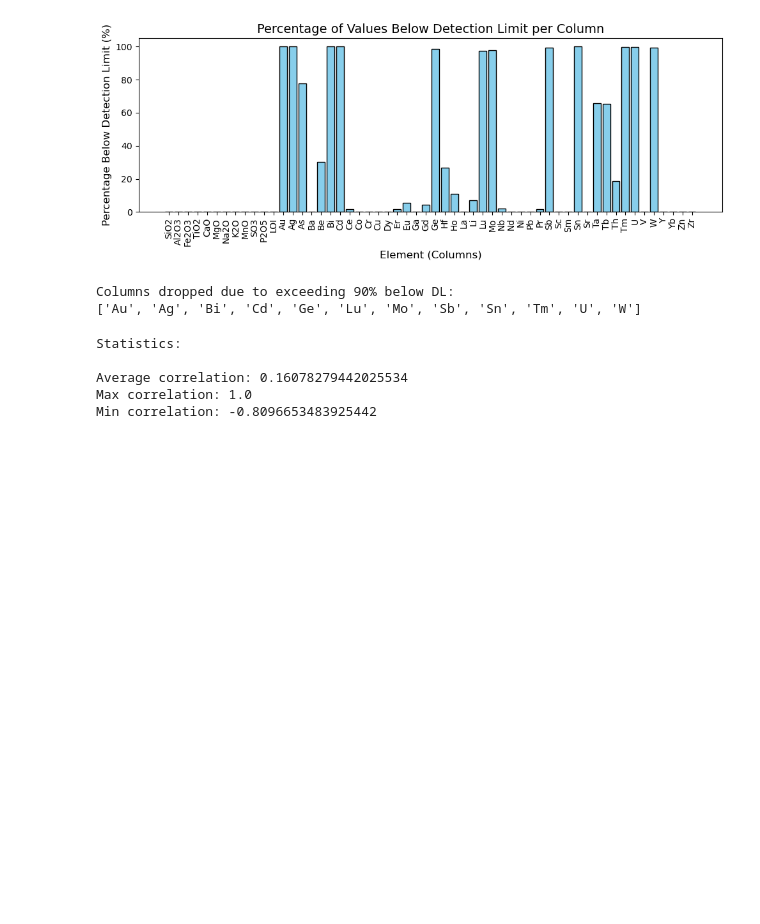
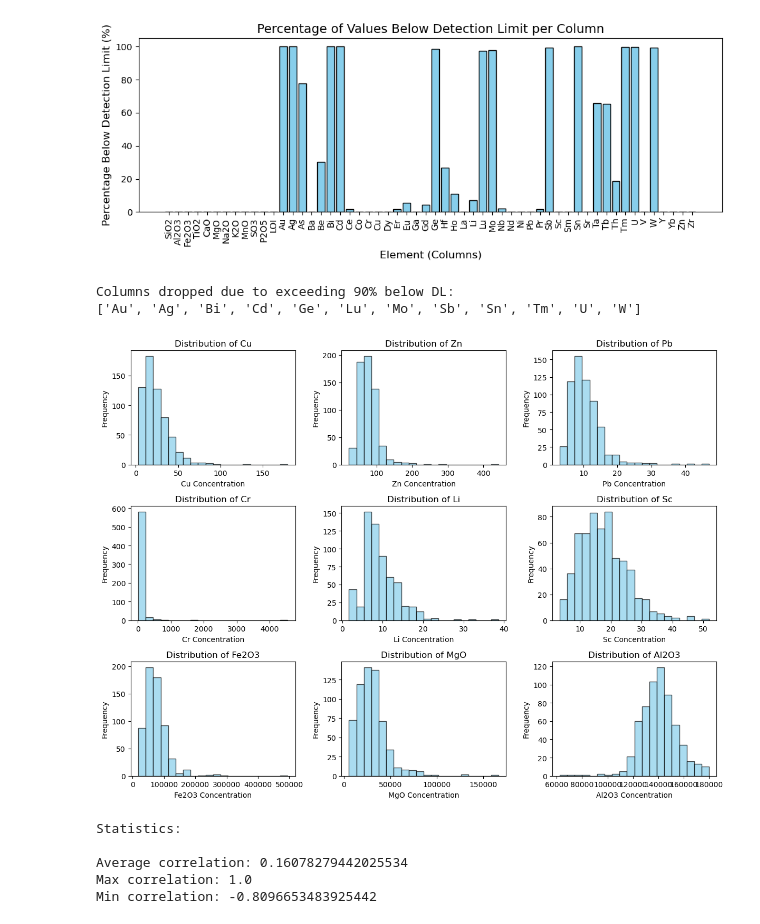
Before and after one commit to tyhowee/personal_code, a Jupyter notebook: data_analysis/saudi_data.ipynb, the cells around one changed output. Cells and saved outputs as stored; diff of their text form; code cells hidden in the pictures; blank space fills up the shorter version.

Commit message:
added histogram plot feature

```diff
--- a/data_analysis/saudi_data.ipynb
+++ b/data_analysis/saudi_data.ipynb
@@ -89,6 +90,37 @@ def calculate_below_detection_percentage(
         below_dl_percentage[col_name] = (below_dl_count / len(df)) * 100
 
     return below_dl_percentage
+
+
+def plot_histograms(df, elements, bins=20):
+    """
+    Plots histograms for selected elements.
+
+    Parameters:
+    - df: DataFrame containing geochemical data.
+    - elements: List of column names corresponding to the elements.
+    - bins: Number of bins for the histograms.
+    """
+    num_elements = len(elements)
+    cols = 3  # Number of columns in the subplot grid
+    rows = math.ceil(num_elements / cols)  # Calculate required rows dynamically
+
+    plt.figure(figsize=(cols * 4, rows * 3))  # Adjust figure size based on grid
+
+    for i, element in enumerate(elements, start=1):
+        plt.subplot(rows, cols, i)  # Adjust grid dynamically
+        if element in df.columns:
+            data = df[element].dropna()  # Remove NaN values
+            plt.hist(data, bins=bins, color="skyblue", edgecolor="black", alpha=0.7)
+            plt.title(f"Distribution of {element}", fontsize=12)
+            plt.xlabel(f"{element} Concentration (ppm)", fontsize=10)
+            plt.ylabel("Frequency", fontsize=10)
+        else:
+            plt.title(f"{element} not found in dataset", fontsize=12)
+            plt.axis("off")  # Hide axes for missing data
+
+    plt.tight_layout()  # Adjust spacing
+    plt.show()
 # %%
 ### Clean data
 
@@ -199,6 +231,17 @@ gajhq_data = gajhq_data.loc[:, gajhq_data.nunique() > 1]
 # %% [output]
 Columns dropped due to exceeding 90% below DL:
 ['Au', 'Ag', 'Bi', 'Cd', 'Ge', 'Lu', 'Mo', 'Sb', 'Sn', 'Tm', 'U', 'W']
+# %%
+
+# Define the precious and base metals to plot
+precious_base_metals = ["Cu", "Zn", "Pb", "Cr", "Li", 'Sc', 'Fe2O3', 'MgO', 'Al2O3']
+
+# feO, mgO, other oxides,
+
+# Call the function with your data
+plot_histograms(gajhq_data, precious_base_metals)
+# %% [output]
+[figure, added]
 # %%
 # Corr plot
 gajhq_corr = gajhq_data.iloc[:, 3:].corr()
```
Also changed, not shown: parts of 1 cell of this notebook.
